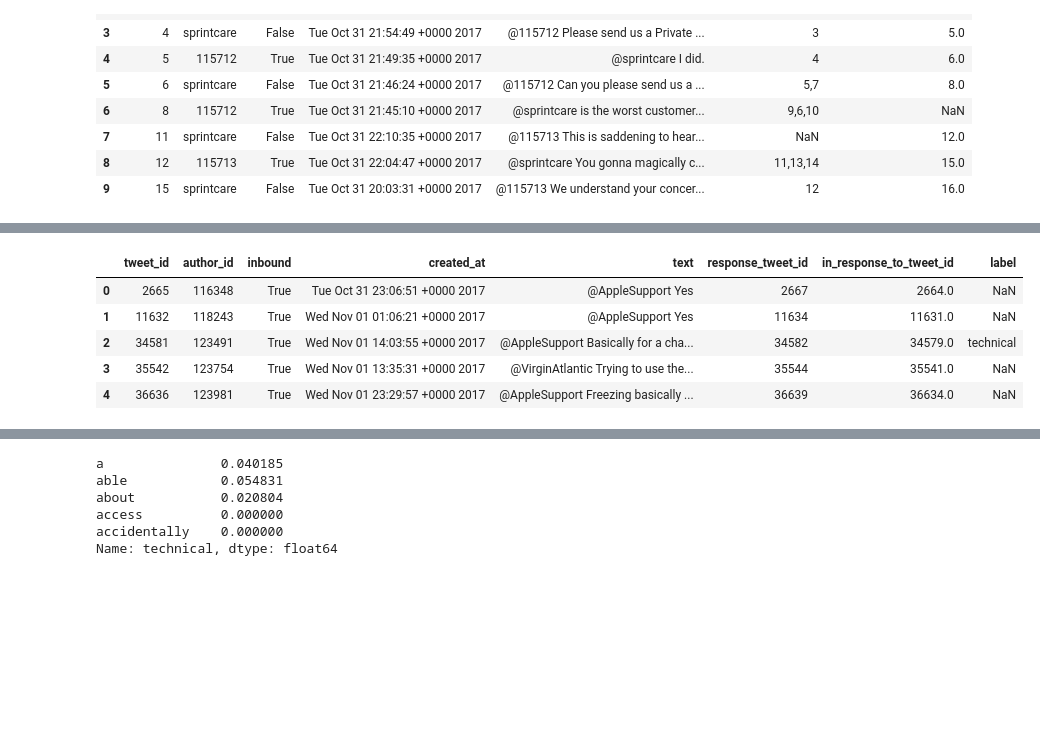
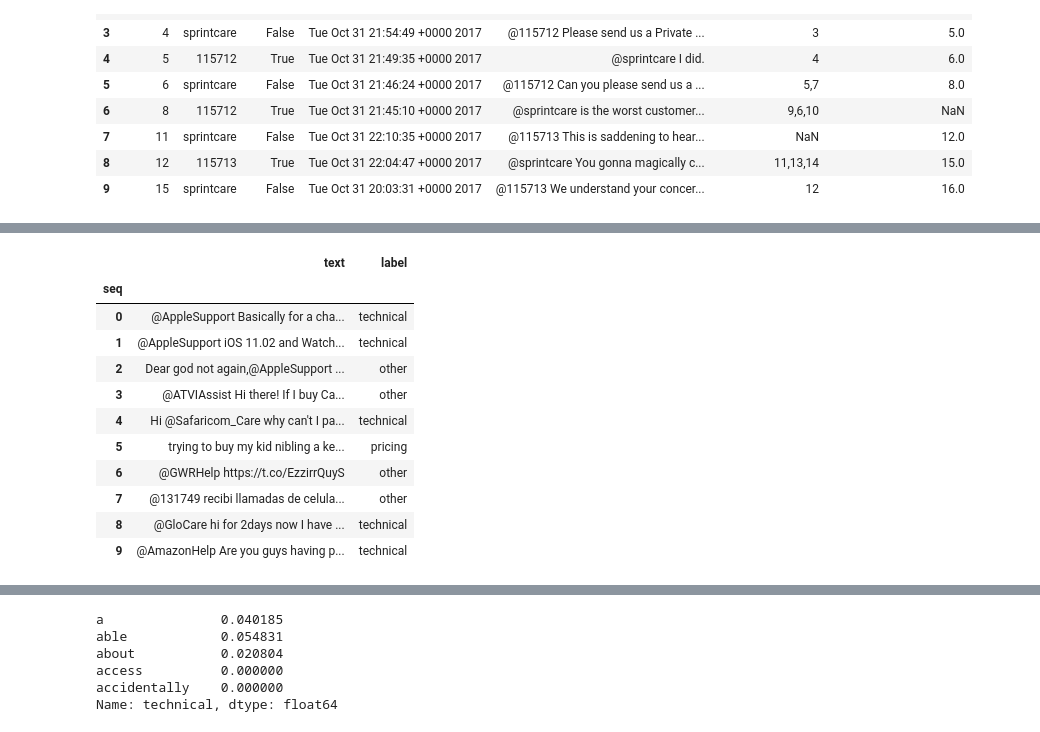
Before and after one commit to adenm1/ecommerce-risk-nlp, a Jupyter notebook: risk_detection_XGBoost.ipynb, the cells around one changed output, grey strips where cells are left out. Drawn from its saved outputs; the diff is of its cells as text; code cells hidden in the pictures; blank space fills up the shorter version.

Commit message:
Review & Reconstruct to 3 parts, Part 1 Done by Matthew.

```diff
--- a/risk_detection_transformer.ipynb
+++ b/risk_detection_XGBoost.ipynb
@@ -29,15 +42,19 @@ df_1.head(10)
 # %%
-# 60 row manual labels ive done
-# 实际文件没有label column！
-manual_labels = pd.read_csv("labels/labeled_sample_.csv")
+# TODO 保留标记原生数据不变，继续标记数据Label>200提升模型效果
 
-df_2 = df_1.merge(manual_labels[['text', 'label']], on="text", how="inner")
-df_2.head()
+df_manual_labels_200 = pd.read_csv("labels/labeled_sample_200.csv").set_index("seq")
+df_manual_labels_200.head(10)
 # %% [output]
-|  | tweet_id | author_id | inbound | created_at | text | response_tweet_id | in_response_to_tweet_id | label |
-| 0 | 2665 | 116348 | True | Tue Oct 31 23:06:51 +0000 2017 | @AppleSupport Yes | 2667 | 2664.0 | NaN |
-| 1 | 11632 | 118243 | True | Wed Nov 01 01:06:21 +0000 2017 | @AppleSupport Yes | 11634 | 11631.0 | NaN |
-| 2 | 34581 | 123491 | True | Wed Nov 01 14:03:55 +0000 2017 | @AppleSupport Basically for a cha... | 34582 | 34579.0 | technical |
-| 3 | 35542 | 123754 | True | Wed Nov 01 13:35:31 +0000 2017 | @VirginAtlantic Trying to use the... | 35544 | 35541.0 | NaN |
-| 4 | 36636 | 123981 | True | Wed Nov 01 23:29:57 +0000 2017 | @AppleSupport Freezing basically ... | 36639 | 36634.0 | NaN |
+|  | text | label |
+| seq |  |  |
+| 0 | @AppleSupport Basically for a cha... | technical |
+| 1 | @AppleSupport iOS 11.02 and Watch... | technical |
+| 2 | Dear god not again,@AppleSupport ... | other |
+| 3 | @ATVIAssist Hi there! If I buy Ca... | other |
+| 4 | Hi @Safaricom_Care why can't I pa... | technical |
+| 5 | trying to buy my kid nibling a ke... | pricing |
+| 6 | @GWRHelp https://t.co/EzzirrQuyS | other |
+| 7 | @131749 recibi llamadas de celula... | other |
+| 8 | @GloCare hi for 2days now I have ... | technical |
+| 9 | @AmazonHelp Are you guys having p... | technical |
 # %%
```
Also changed, not shown: parts of 11 cells of this notebook, 5 other files.
